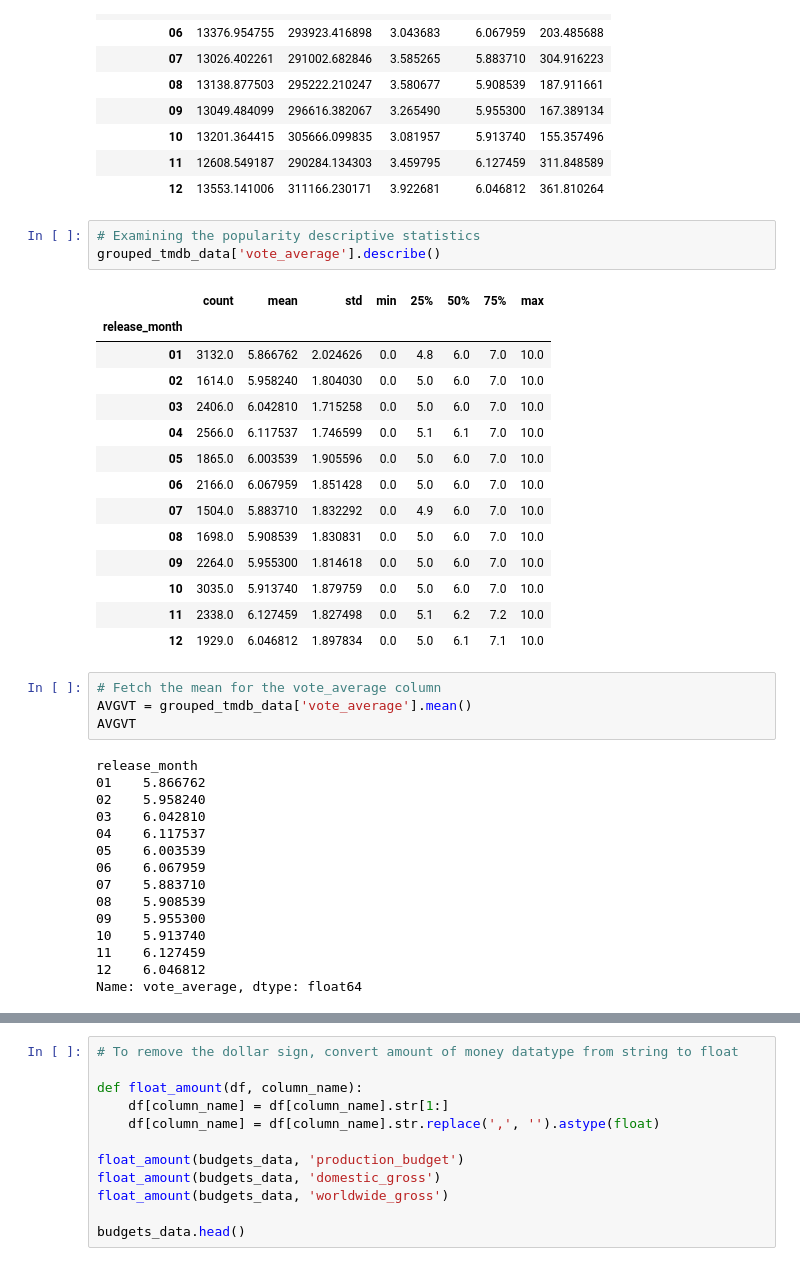
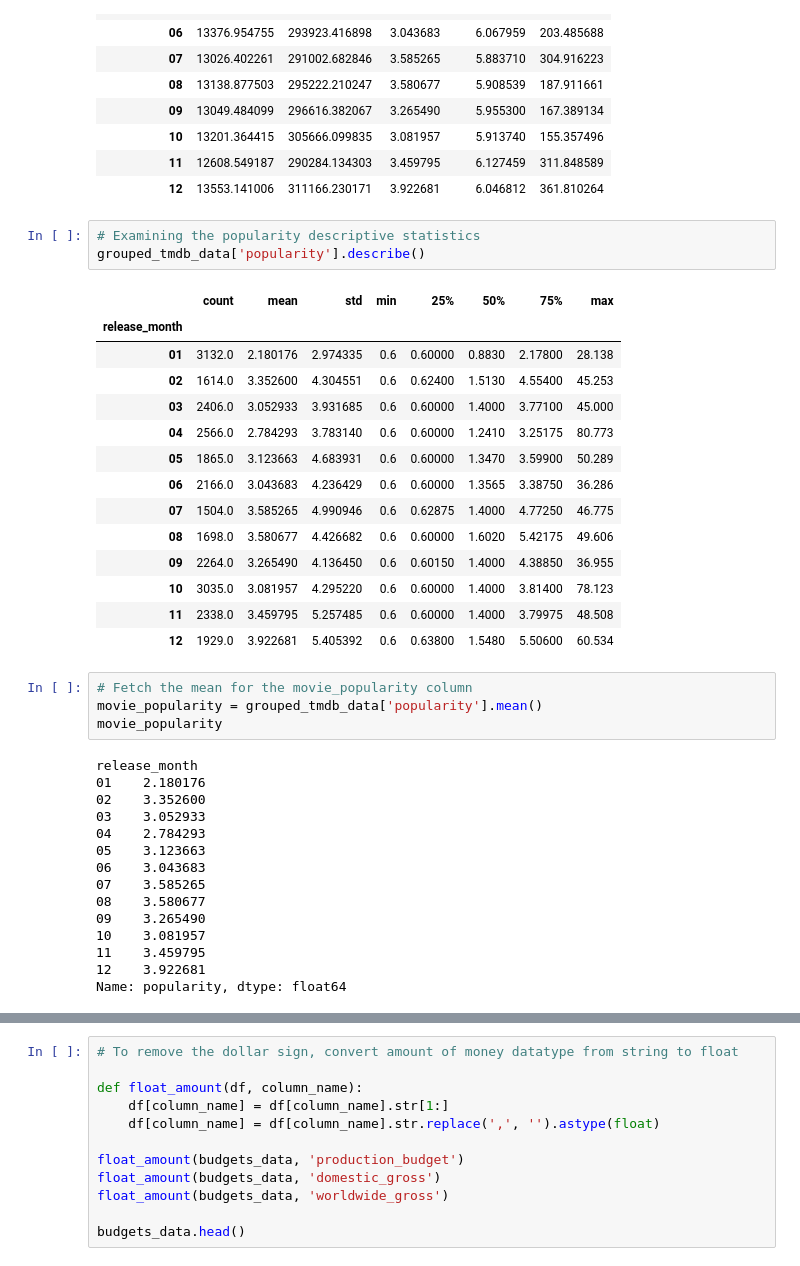
Before and after one commit to berum77kag/dsc-phase-1-project-v2-4, a Jupyter notebook: student.ipynb, the cells around one changed output, grey strips where cells are left out. Cells and saved outputs as stored; diff of their text form.

```diff
--- a/student.ipynb
+++ b/student.ipynb
@@ -462,40 +484,40 @@ grouped_tmdb_data.mean()
 | 12 | 13553.141006 | 311166.230171 | 3.922681 | 6.046812 | 361.810264 |
 # %%
 # Examining the popularity descriptive statistics
-grouped_tmdb_data['vote_average'].describe()
+grouped_tmdb_data['popularity'].describe()
 # %% [output]
 |  | count | mean | std | min | 25% | 50% | 75% | max |
 | release_month |  |  |  |  |  |  |  |  |
-| 01 | 3132.0 | 5.866762 | 2.024626 | 0.0 | 4.8 | 6.0 | 7.0 | 10.0 |
-| 02 | 1614.0 | 5.958240 | 1.804030 | 0.0 | 5.0 | 6.0 | 7.0 | 10.0 |
-| 03 | 2406.0 | 6.042810 | 1.715258 | 0.0 | 5.0 | 6.0 | 7.0 | 10.0 |
-| 04 | 2566.0 | 6.117537 | 1.746599 | 0.0 | 5.1 | 6.1 | 7.0 | 10.0 |
-| 05 | 1865.0 | 6.003539 | 1.905596 | 0.0 | 5.0 | 6.0 | 7.0 | 10.0 |
-| 06 | 2166.0 | 6.067959 | 1.851428 | 0.0 | 5.0 | 6.0 | 7.0 | 10.0 |
-| 07 | 1504.0 | 5.883710 | 1.832292 | 0.0 | 4.9 | 6.0 | 7.0 | 10.0 |
-| 08 | 1698.0 | 5.908539 | 1.830831 | 0.0 | 5.0 | 6.0 | 7.0 | 10.0 |
-| 09 | 2264.0 | 5.955300 | 1.814618 | 0.0 | 5.0 | 6.0 | 7.0 | 10.0 |
-| 10 | 3035.0 | 5.913740 | 1.879759 | 0.0 | 5.0 | 6.0 | 7.0 | 10.0 |
-| 11 | 2338.0 | 6.127459 | 1.827498 | 0.0 | 5.1 | 6.2 | 7.2 | 10.0 |
-| 12 | 1929.0 | 6.046812 | 1.897834 | 0.0 | 5.0 | 6.1 | 7.1 | 10.0 |
+| 01 | 3132.0 | 2.180176 | 2.974335 | 0.6 | 0.60000 | 0.8830 | 2.17800 | 28.138 |
+| 02 | 1614.0 | 3.352600 | 4.304551 | 0.6 | 0.62400 | 1.5130 | 4.55400 | 45.253 |
+| 03 | 2406.0 | 3.052933 | 3.931685 | 0.6 | 0.60000 | 1.4000 | 3.77100 | 45.000 |
+| 04 | 2566.0 | 2.784293 | 3.783140 | 0.6 | 0.60000 | 1.2410 | 3.25175 | 80.773 |
+| 05 | 1865.0 | 3.123663 | 4.683931 | 0.6 | 0.60000 | 1.3470 | 3.59900 | 50.289 |
+| 06 | 2166.0 | 3.043683 | 4.236429 | 0.6 | 0.60000 | 1.3565 | 3.38750 | 36.286 |
+| 07 | 1504.0 | 3.585265 | 4.990946 | 0.6 | 0.62875 | 1.4000 | 4.77250 | 46.775 |
+| 08 | 1698.0 | 3.580677 | 4.426682 | 0.6 | 0.60000 | 1.6020 | 5.42175 | 49.606 |
+| 09 | 2264.0 | 3.265490 | 4.136450 | 0.6 | 0.60150 | 1.4000 | 4.38850 | 36.955 |
+| 10 | 3035.0 | 3.081957 | 4.295220 | 0.6 | 0.60000 | 1.4000 | 3.81400 | 78.123 |
+| 11 | 2338.0 | 3.459795 | 5.257485 | 0.6 | 0.60000 | 1.4000 | 3.79975 | 48.508 |
+| 12 | 1929.0 | 3.922681 | 5.405392 | 0.6 | 0.63800 | 1.5480 | 5.50600 | 60.534 |
 # %%
-# Fetch the mean for the vote_average column
-AVGVT = grouped_tmdb_data['vote_average'].mean()
-AVGVT
+# Fetch the mean for the movie_popularity column
+movie_popularity = grouped_tmdb_data['popularity'].mean()
+movie_popularity
 # %% [output]
 release_month
-01    5.866762
-02    5.958240
-03    6.042810
-04    6.117537
-05    6.003539
-06    6.067959
-07    5.883710
-08    5.908539
-09    5.955300
-10    5.913740
-11    6.127459
-12    6.046812
-Name: vote_average, dtype: float64
+01    2.180176
+02    3.352600
+03    3.052933
+04    2.784293
+05    3.123663
+06    3.043683
+07    3.585265
+08    3.580677
+09    3.265490
+10    3.081957
+11    3.459795
+12    3.922681
+Name: popularity, dtype: float64
 # %% [markdown]
 BUDGETS_DATA
```
Also changed, not shown: parts of 37 cells of this notebook.
